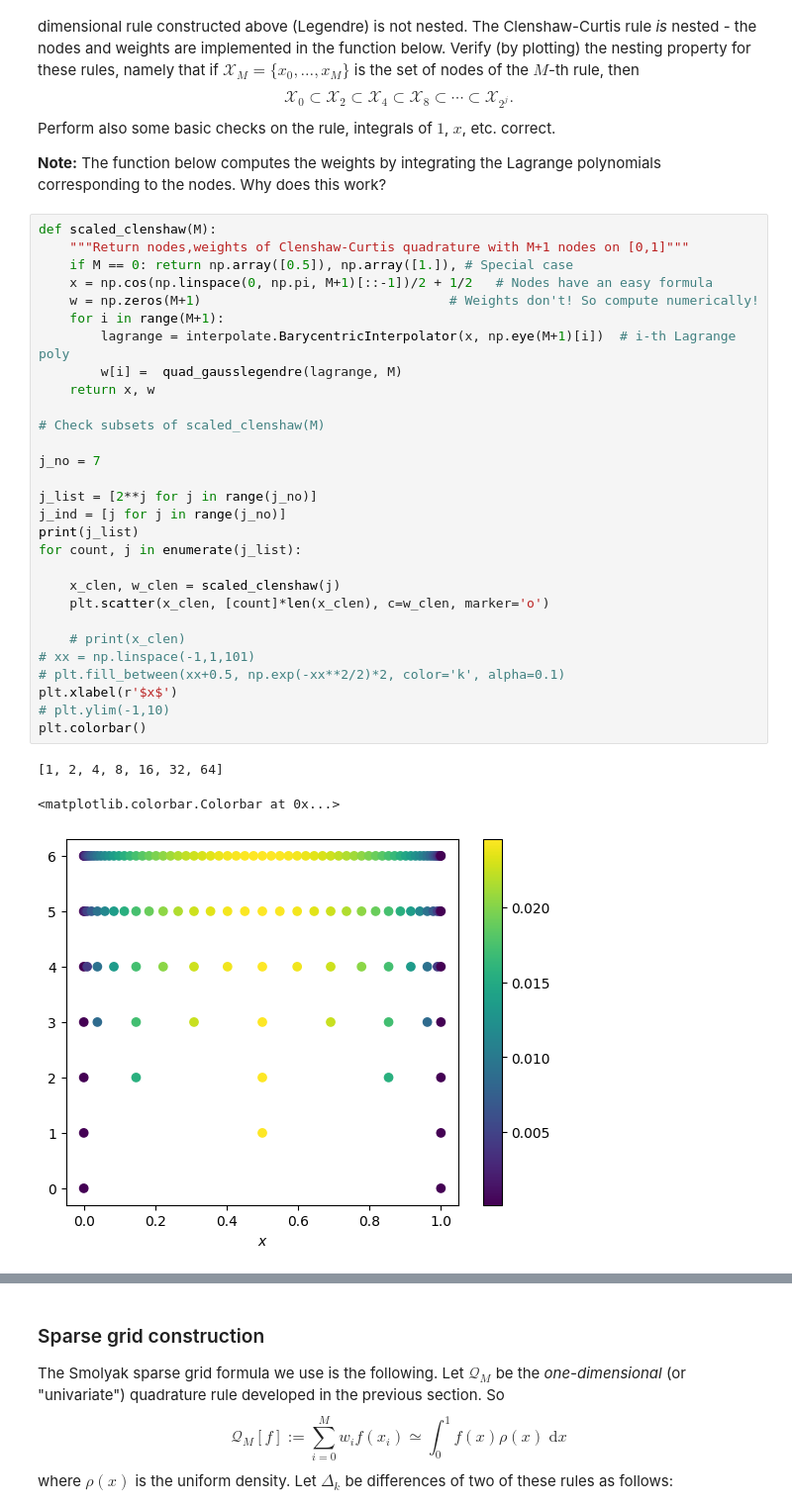
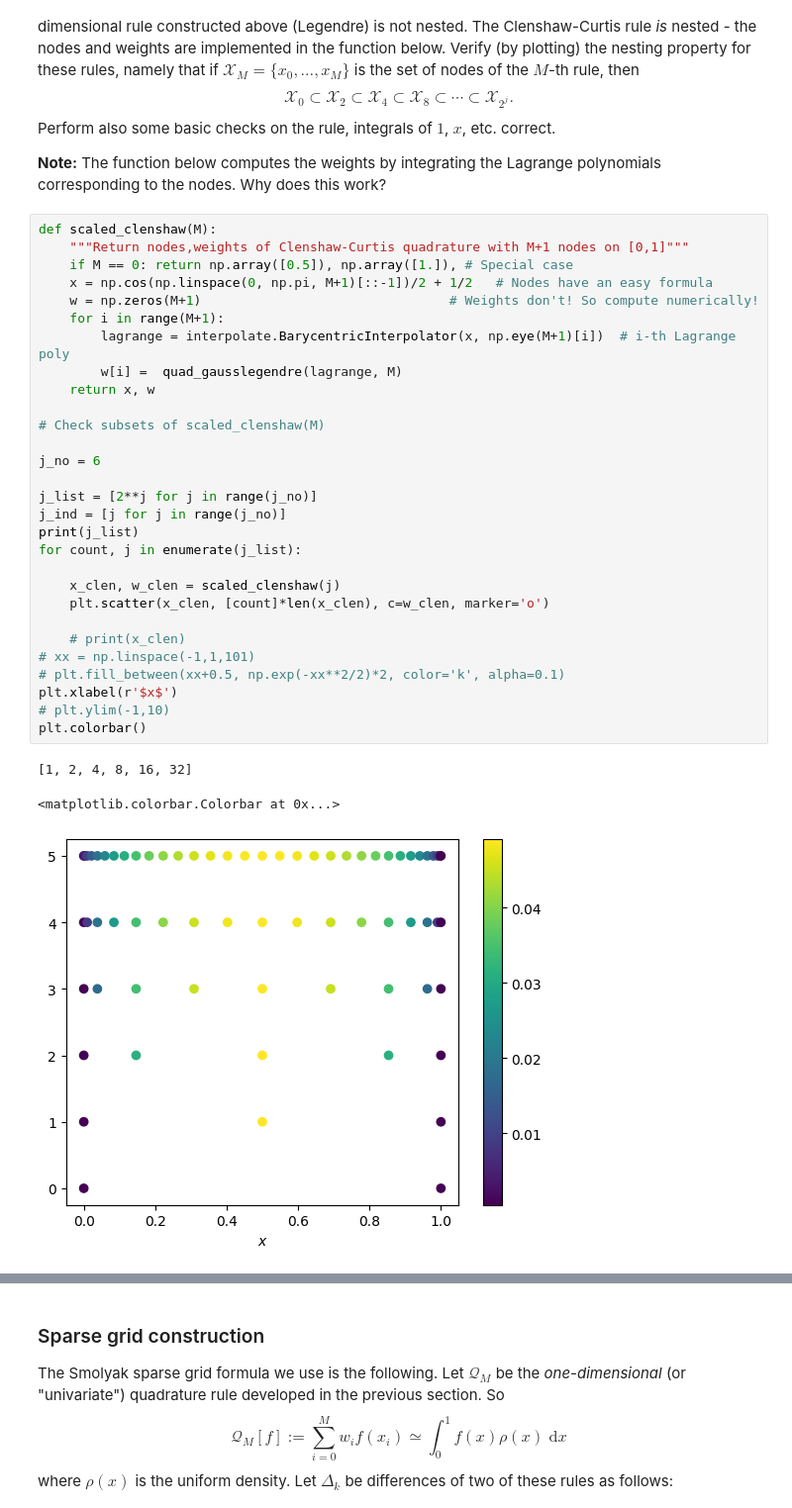
Before and after one commit to msahirs/CFD_IV, a Jupyter notebook: Tutorial1.ipynb, the cells around one changed output, grey strips where cells are left out. Shown: that part at 99% size. Cells and saved outputs as stored; diff of their text form.

```diff
--- a/Tutorial1.ipynb
+++ b/Tutorial1.ipynb
@@ -275,36 +282,36 @@ Perform also some basic checks on the rule, integrals of $1$, $x$, etc. correct.
 # %%
 def scaled_clenshaw(M):
     """Return nodes,weights of Clenshaw-Curtis quadrature with M+1 nodes on [0,1]"""
     if M == 0: return np.array([0.5]), np.array([1.]), # Special case
     x = np.cos(np.linspace(0, np.pi, M+1)[::-1])/2 + 1/2   # Nodes have an easy formula
     w = np.zeros(M+1)                                # Weights don't! So compute numerically!
     for i in range(M+1):
         lagrange = interpolate.BarycentricInterpolator(x, np.eye(M+1)[i])  # i-th Lagrange poly
         w[i] =  quad_gausslegendre(lagrange, M)
     return x, w
 
 # Check subsets of scaled_clenshaw(M)
 
-j_no = 7
+j_no = 6
 
 j_list = [2**j for j in range(j_no)]
 j_ind = [j for j in range(j_no)]
 print(j_list)
 for count, j in enumerate(j_list):
 
     x_clen, w_clen = scaled_clenshaw(j)
     plt.scatter(x_clen, [count]*len(x_clen), c=w_clen, marker='o')
 
     # print(x_clen)
 # xx = np.linspace(-1,1,101)
 # plt.fill_between(xx+0.5, np.exp(-xx**2/2)*2, color='k', alpha=0.1)
 plt.xlabel(r'$x$')
 # plt.ylim(-1,10)
 plt.colorbar()
 # %% [output]
-[1, 2, 4, 8, 16, 32, 64]
+[1, 2, 4, 8, 16, 32]
 <matplotlib.colorbar.Colorbar at 0x...>
-[figure, old version]
+[figure, new version]
 # %%
 # Check Nodes and Integrals of Clenshaw Curtis Nodes
 
```
Also changed, not shown: parts of 11 cells of this notebook, 2 other files.
